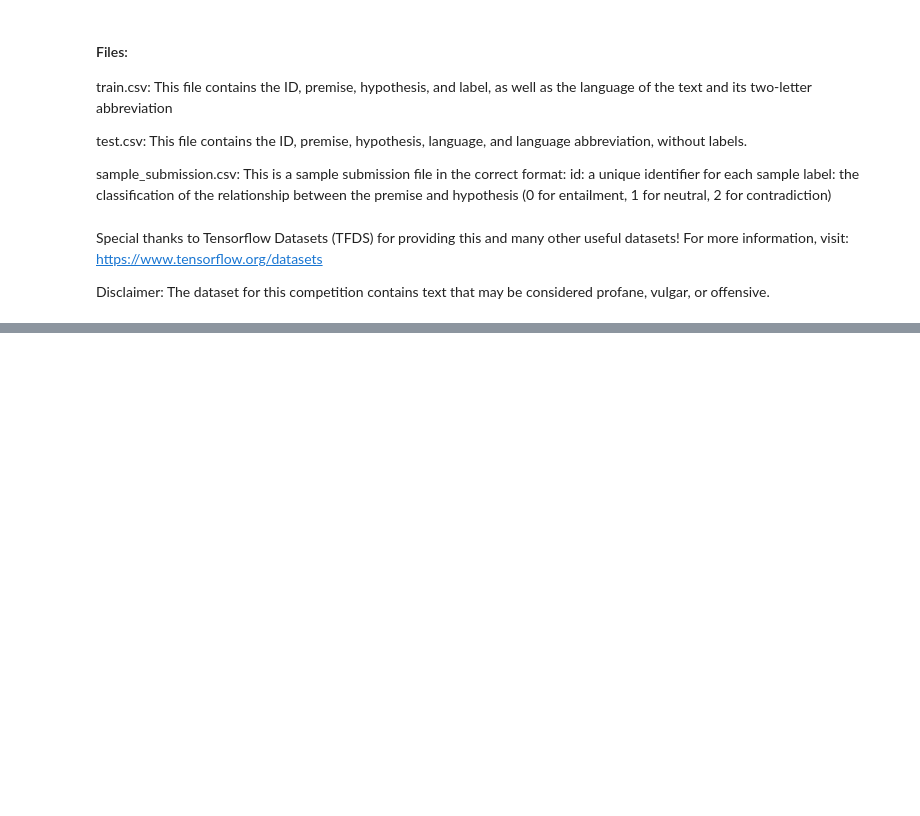
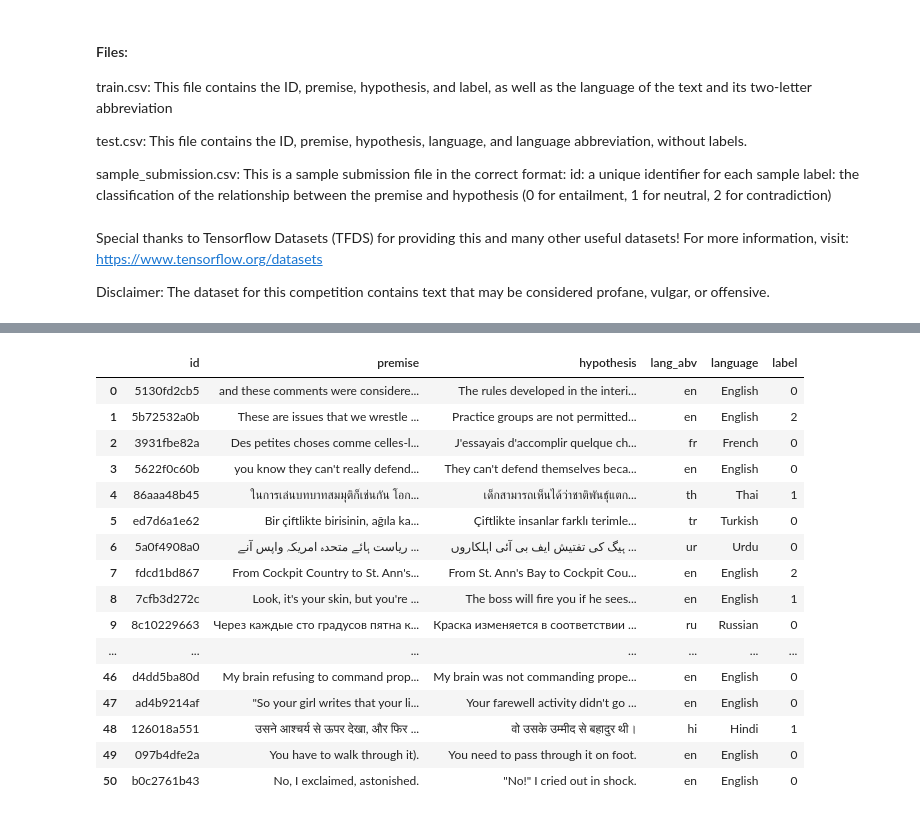
Before and after one commit to amith-vardhan99/kaggle, a Jupyter notebook: Contradictory, My Dear Watson/main.ipynb, the cells around one changed output, grey strips where cells are left out. Cells and saved outputs as stored; diff of their text form; code cells hidden in the pictures; blank space fills up the shorter version.

```diff
--- a/Contradictory, My Dear Watson/main.ipynb
+++ b/Contradictory, My Dear Watson/main.ipynb
@@ -168,0 +292,20 @@ df_train_1 = df_train.copy()
+# %%
+df_train.loc[0:50,:]
+# %% [output]
+|  | id | premise | hypothesis | lang_abv | language | label |
+| 0 | 5130fd2cb5 | and these comments were considere... | The rules developed in the interi... | en | English | 0 |
+| 1 | 5b72532a0b | These are issues that we wrestle ... | Practice groups are not permitted... | en | English | 2 |
+| 2 | 3931fbe82a | Des petites choses comme celles-l... | J'essayais d'accomplir quelque ch... | fr | French | 0 |
+| 3 | 5622f0c60b | you know they can't really defend... | They can't defend themselves beca... | en | English | 0 |
+| 4 | 86aaa48b45 | ในการเล่นบทบาทสมมุติก็เช่นกัน โอก... | เด็กสามารถเห็นได้ว่าชาติพันธุ์แตก... | th | Thai | 1 |
+| 5 | ed7d6a1e62 | Bir çiftlikte birisinin, ağıla ka... | Çiftlikte insanlar farklı terimle... | tr | Turkish | 0 |
+| 6 | 5a0f4908a0 | ریاست ہائے متحدہ امریکہ واپس آنے ... | ہیگ کی تفتیش ایف بی آئی اہلکاروں ... | ur | Urdu | 0 |
+| 7 | fdcd1bd867 | From Cockpit Country to St. Ann's... | From St. Ann's Bay to Cockpit Cou... | en | English | 2 |
+| 8 | 7cfb3d272c | Look, it's your skin, but you're ... | The boss will fire you if he sees... | en | English | 1 |
+| 9 | 8c10229663 | Через каждые сто градусов пятна к... | Краска изменяется в соответствии ... | ru | Russian | 0 |
+| ... | ... | ... | ... | ... | ... | ... |
+| 46 | d4dd5ba80d | My brain refusing to command prop... | My brain was not commanding prope... | en | English | 0 |
+| 47 | ad4b9214af | "So your girl writes that your li... | Your farewell activity didn't go ... | en | English | 0 |
+| 48 | 126018a551 | उसने आश्चर्य से ऊपर देखा, और फिर ... | वो उसके उम्मीद से बहादुर थी। | hi | Hindi | 1 |
+| 49 | 097b4dfe2a | You have to walk through it). | You need to pass through it on foot. | en | English | 0 |
+| 50 | b0c2761b43 | No, I exclaimed, astonished. | "No!" I cried out in shock. | en | English | 0 |
```
Also changed, not shown: parts of 8 cells of this notebook.
